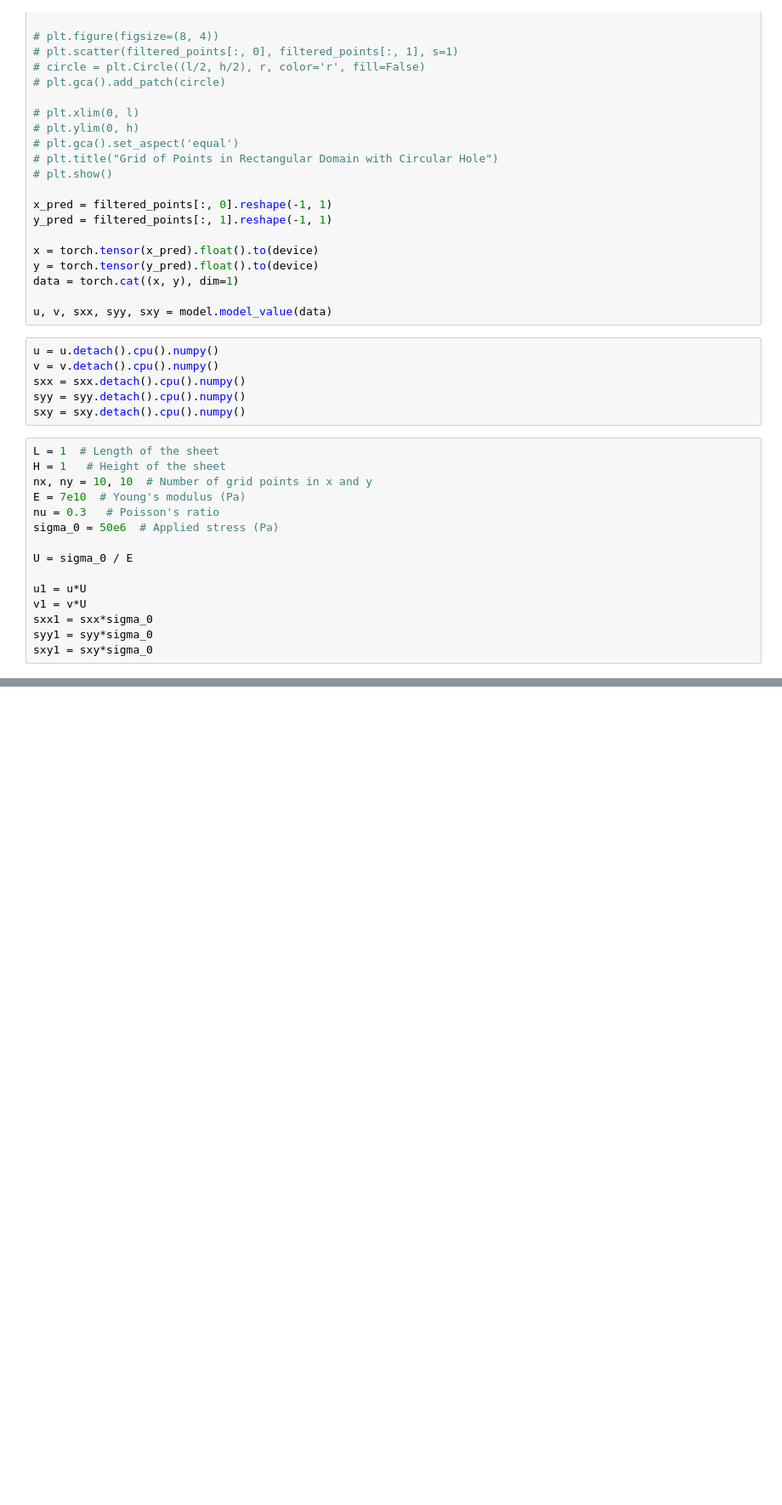
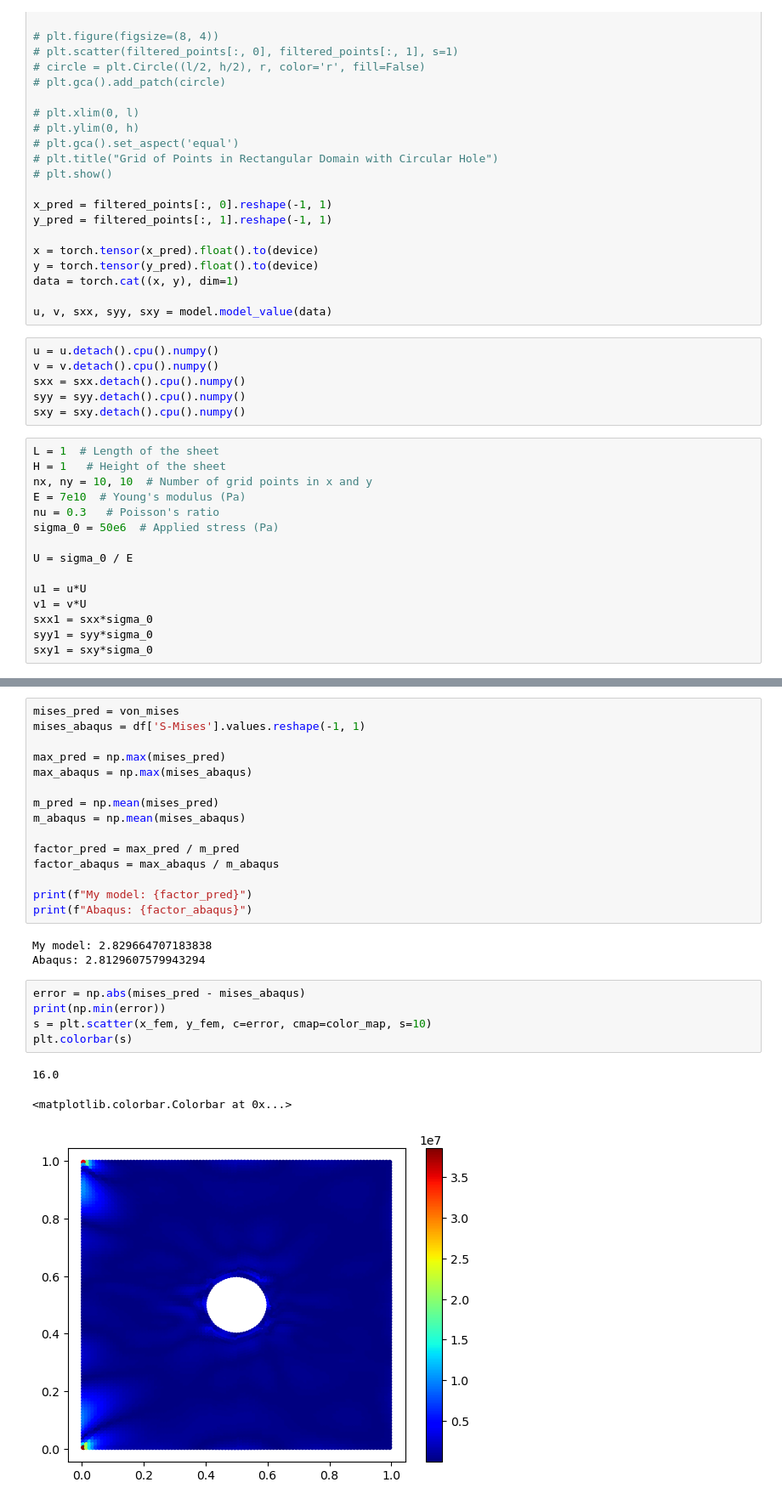
Before and after one commit to alleswe2k/PINNs, a Jupyter notebook: 2D_sheet_problem/complete.ipynb, the cells around one changed output, grey strips where cells are left out. Shown at 85% size. Saved outputs shown, nothing was run; the diff lists cells and outputs as text; blank space fills up the shorter version.

```diff
--- a/2D_sheet_problem/complete.ipynb
+++ b/2D_sheet_problem/complete.ipynb
@@ -378,0 +434,27 @@ plt.show()
+# %%
+mises_pred = von_mises
+mises_abaqus = df['S-Mises'].values.reshape(-1, 1)
+
+max_pred = np.max(mises_pred)
+max_abaqus = np.max(mises_abaqus)
+
+m_pred = np.mean(mises_pred)
+m_abaqus = np.mean(mises_abaqus)
+
+factor_pred = max_pred / m_pred
+factor_abaqus = max_abaqus / m_abaqus
+
+print(f"My model: {factor_pred}")
+print(f"Abaqus: {factor_abaqus}")
+# %% [output]
+My model: 2.829664707183838
+Abaqus: 2.8129607579943294
+# %%
+error = np.abs(mises_pred - mises_abaqus)
+print(np.min(error))
+s = plt.scatter(x_fem, y_fem, c=error, cmap=color_map, s=10)
+plt.colorbar(s)
+# %% [output]
+16.0
+<matplotlib.colorbar.Colorbar at 0x...>
+[figure, added]
```
Also changed, not shown: parts of 15 cells of this notebook, 4 other files.
